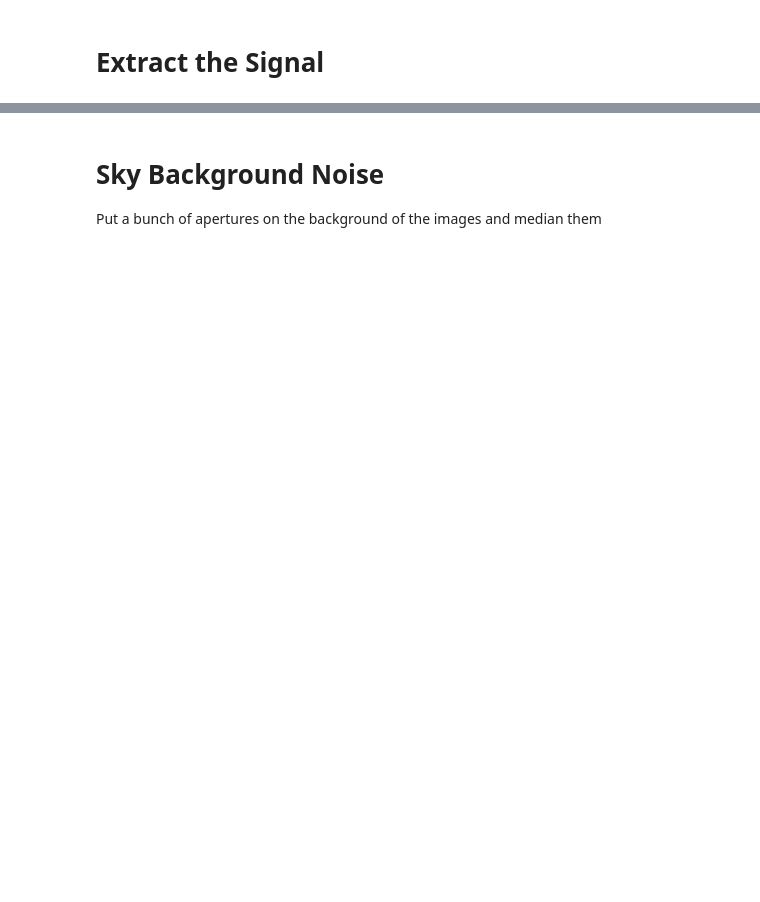
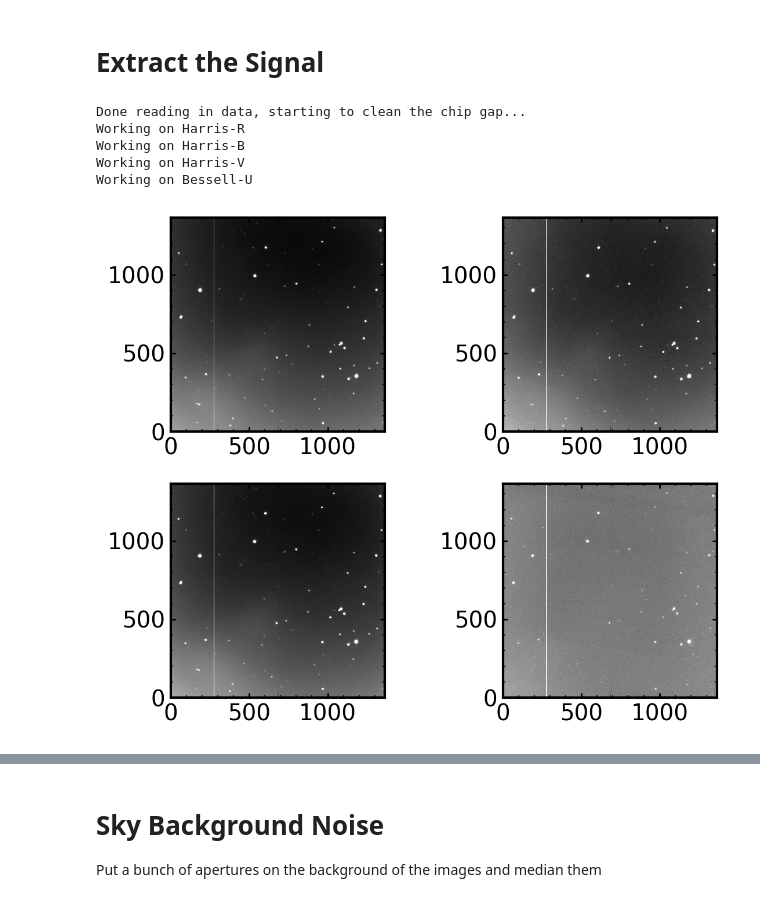
Before and after one commit to noahfranz13/SO-Classes, a Jupyter notebook: ASTR518/project/analysis/phot.ipynb, the cells around one changed output, grey strips where cells are left out. Cells and saved outputs as stored; diff of their text form; code cells hidden in the pictures; blank space fills up the shorter version.

```diff
--- a/ASTR518/project/analysis/phot.ipynb
+++ b/ASTR518/project/analysis/phot.ipynb
@@ -22,12 +34,54 @@ from util import *
 # %% [markdown]
 # Extract the Signal
 # %%
-wcs_data_path = os.path.join(os.environ["HOME"], "instrumentation_project", "my-data", "calib", "*WCS*")
-wcs_data_files = glob.glob(wcs_data_path)
-wcs_data = [CustomCCDData.read(f) for f in wcs_data_files]
-for ii, d in enumerate(wcs_data):
-    d.mask = np.isnan(d.data)
-    wcs_data[ii] = d
+data_path = os.path.join(os.environ["HOME"], "instrumentation_project", "my-data", "calib")
+overwrite = True
+
+if overwrite:
+    wcs_data_path = os.path.join(data_path, "*WCS*")
+    wcs_data_files = glob.glob(wcs_data_path)
+    wcs_data = [CustomCCDData.read(f) for f in wcs_data_files]
+
+    print("Done reading in data, starting to clean the chip gap...")
+
+    fig = plt.figure()
+    for ii, d in enumerate(wcs_data):
+
+        print(f'Working on {d.meta["FILTER"]}')
+        # smooth over the chip gap because it's annoying
+        kernel = Kernel(50)
+        wcs_data[ii].data = interpolate_replace_nans(d.data, kernel)
+
+        # plot all the images to make sure the chip gap looks okay
+        img = wcs_data[ii]
+        wcs = img.wcs
+        ax = fig.add_subplot(2,2,ii+1)
+
+        ax.imshow(
+            img.data,
+            origin="lower",
+            norm=simple_norm(
+                data=img.data,
+                stretch="linear",
+                **norm_kwargs[img.meta["FILTER"]]
+            ),
+            cmap="gray"
+        )
+
+        wcs_data[ii].write(wcs_data_files[ii].replace(".fits", ".NOCHIPGAP.fits"))
+
+else:
+    # we can just read in the ones previously computed, cause this takes a while
+    wcs_data_path = os.path.join(data_path, "*WCS.NOCHIPGAP.fits")
+    wcs_data_files = glob.glob(wcs_data_path)
+    wcs_data = [CustomCCDData.read(f) for f in wcs_data_files]
+# %% [output]
+Done reading in data, starting to clean the chip gap...
+Working on Harris-R
+Working on Harris-B
+Working on Harris-V
+Working on Bessell-U
+[figure, added]
 # %%
 pos = SkyCoord(
     "05:26:38.320",
```
Also changed, not shown: parts of 11 cells of this notebook, 1 other file.
